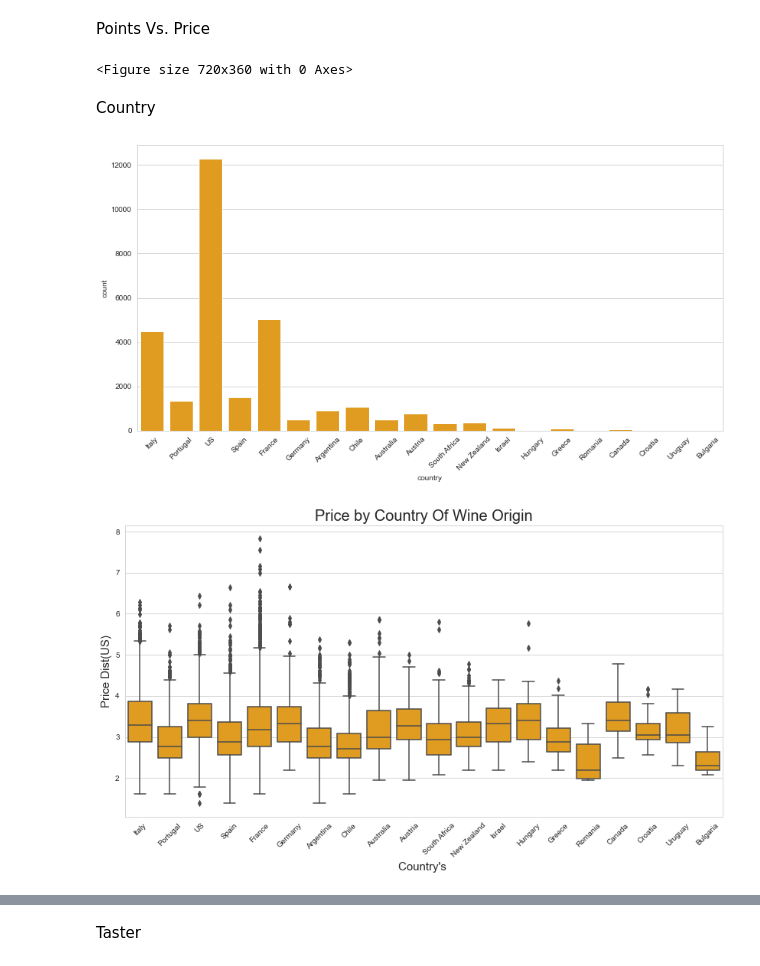
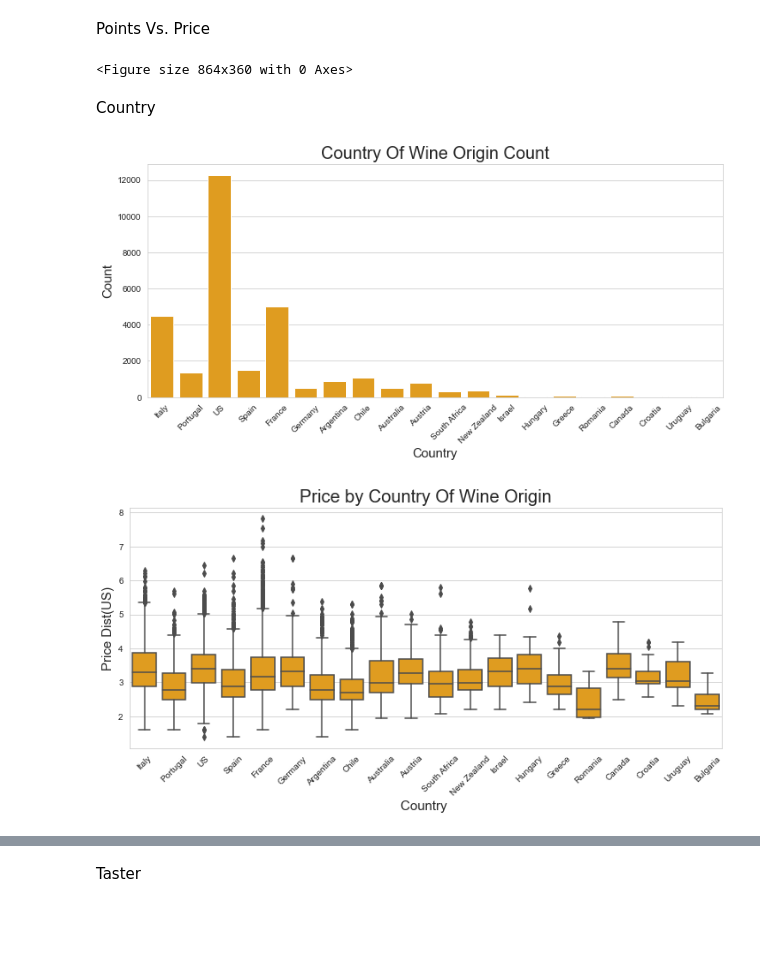
Before and after one commit to abagla18/Projects, a Jupyter notebook: iNeuron_internship_BA_1/wine_reviews.ipynb, the cells around one changed output, grey strips where cells are left out. Drawn from its saved outputs; the diff is of its cells as text; code cells hidden in the pictures; blank space fills up the shorter version.

```diff
--- a/iNeuron_internship_BA_1/wine_reviews.ipynb
+++ b/iNeuron_internship_BA_1/wine_reviews.ipynb
@@ -190,38 +191,38 @@ Points Vs. Price
 # %%
 df_wine['price_log'] = np.log(df_wine['price'])
 # %%
-plt.figure(figsize=(10,5))
+plt.figure(figsize=(12,5))
 
 g = px.scatter(df_wine, x='points', y='price_log', color='points_bins')
 
 g.show();
 # %% [output]
-<Figure size 720x360 with 0 Axes>
+<Figure size 864x360 with 0 Axes>
 # %% [markdown]
 Country
 # %%
-plt.figure(figsize=(14,7)) #  define the size of figures that I will build
+plt.figure(figsize=(12,5)) #  define the size of figures that I will build
 # counting the largest wine producing country
 Country = df_wine.country.value_counts()[:20]
 g2= sns.countplot(data=df_wine[df_wine.country.isin(Country.index.values)], x='country' ,color='orange')
-# g2.set_title("Country Of Wine Origin Count", fontsize=20) # seting title and size of font
-# g2.set_xlabel("Country's", fontsize=15) # seting xlabel and size of font
-# g2.set_ylabel("Count", fontsize=15) # seting ylabel and size of font
+g2.set_title("Country Of Wine Origin Count", fontsize=20) # seting title and size of font
+g2.set_xlabel("Country", fontsize=15) # seting xlabel and size of font
+g2.set_ylabel("Count", fontsize=15) # seting ylabel and size of font
 g2.set_xticklabels(g2.get_xticklabels(),rotation=45)
 plt.show(); # show the graphic
 # %% [output]
-[figure, old version]
+[figure, new version]
 # %%
-plt.figure(figsize=(14,7))
+plt.figure(figsize=(12,5))
 g3 = sns.boxplot(x='country', y='price_log',
                   data=df_wine.loc[(df_wine.country.isin(Country.index.values))],
                  color='orange')
 g3.set_title("Price by Country Of Wine Origin", fontsize=20)
-g3.set_xlabel("Country's ", fontsize=15)
+g3.set_xlabel("Country ", fontsize=15)
 g3.set_ylabel("Price Dist(US)", fontsize=15)
 g3.set_xticklabels(g3.get_xticklabels(),rotation=45)
 
 plt.show();
 # %% [output]
-[figure, old version]
+[figure, new version]
 # %%
```
Also changed, not shown: parts of 14 cells of this notebook, 3 other files.
